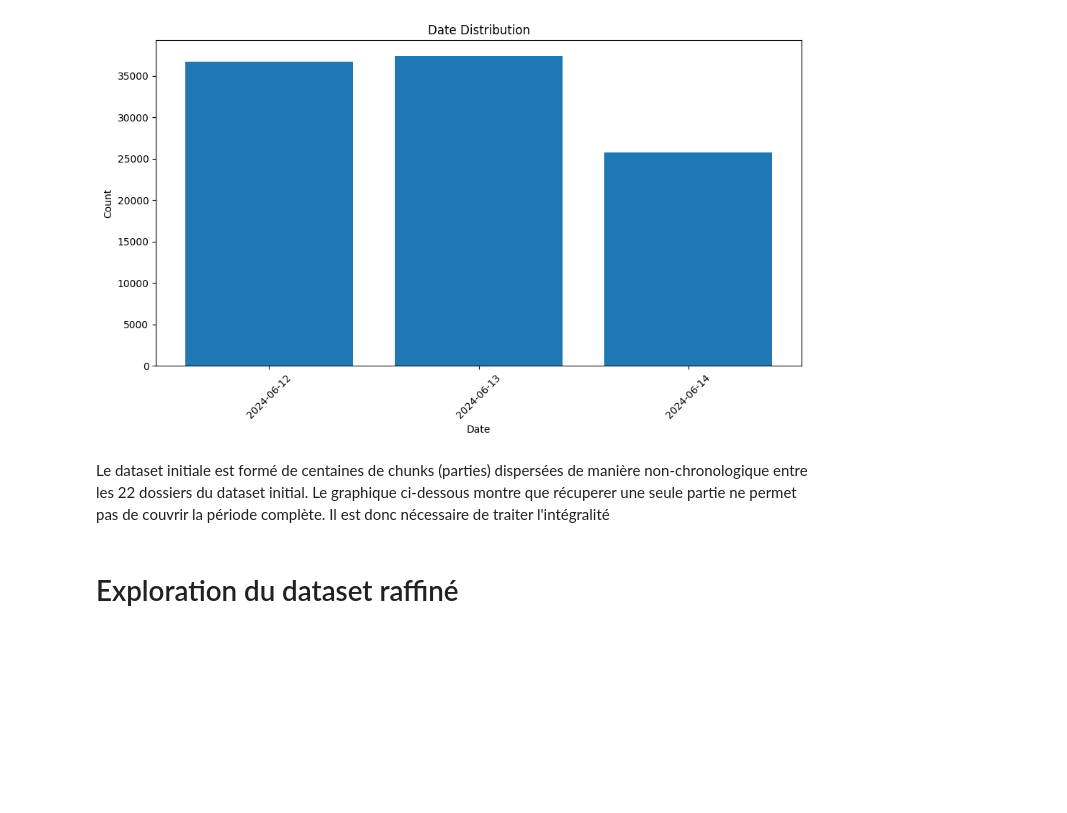
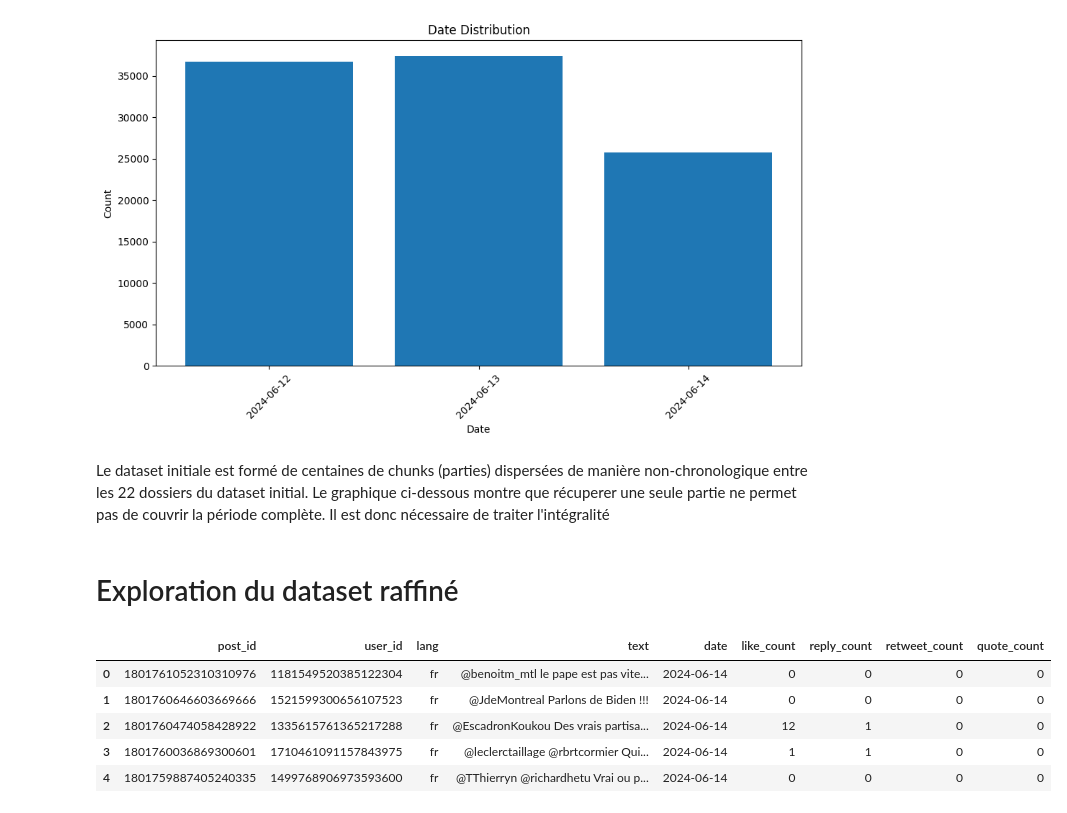
Before and after one commit to Cle07/hn-projet-x-bsky, a Jupyter notebook: explo.ipynb, the cells around one changed output. Drawn from its saved outputs; the diff is of its cells as text; code cells hidden in the pictures; blank space fills up the shorter version.

```diff
--- a/explo.ipynb
+++ b/explo.ipynb
@@ -229,0 +236,9 @@ Le dataset initiale est formé de centaines de chunks (parties) dispersées de m
+# %%
+x_post_dataset.head()
+# %% [output]
+|  | post_id | user_id | lang | text | date | like_count | reply_count | retweet_count | quote_count |
+| 0 | 1801761052310310976 | 1181549520385122304 | fr | @benoitm_mtl le pape est pas vite... | 2024-06-14 | 0 | 0 | 0 | 0 |
+| 1 | 1801760646603669666 | 1521599300656107523 | fr | @JdeMontreal Parlons de Biden !!! | 2024-06-14 | 0 | 0 | 0 | 0 |
+| 2 | 1801760474058428922 | 1335615761365217288 | fr | @EscadronKoukou Des vrais partisa... | 2024-06-14 | 12 | 1 | 0 | 0 |
+| 3 | 1801760036869300601 | 1710461091157843975 | fr | @leclerctaillage @rbrtcormier Qui... | 2024-06-14 | 1 | 1 | 0 | 0 |
+| 4 | 1801759887405240335 | 1499768906973593600 | fr | @TThierryn @richardhetu Vrai ou p... | 2024-06-14 | 0 | 0 | 0 | 0 |
```
Also changed, not shown: parts of 16 cells of this notebook, 7 other files.
